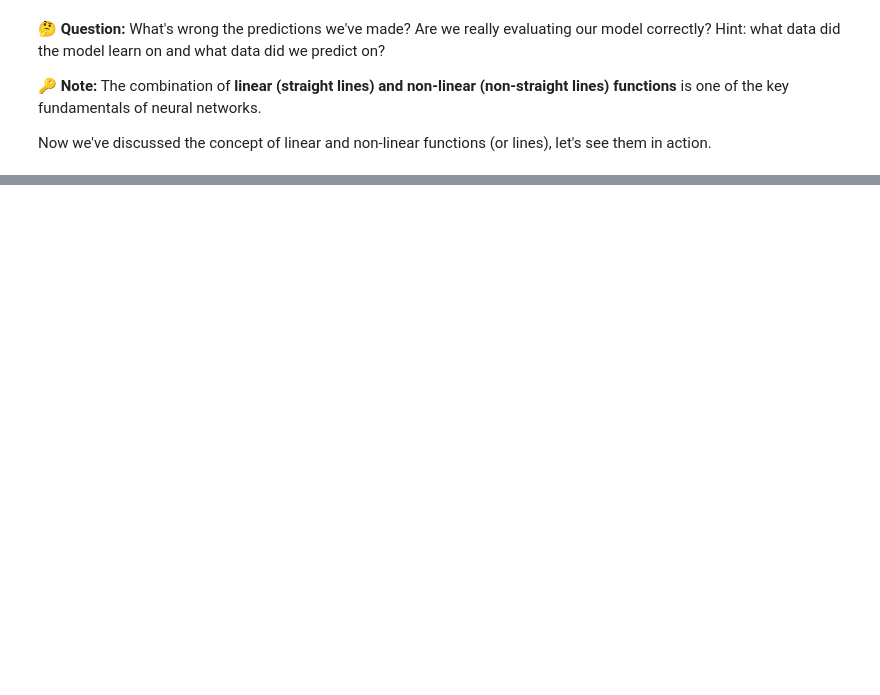
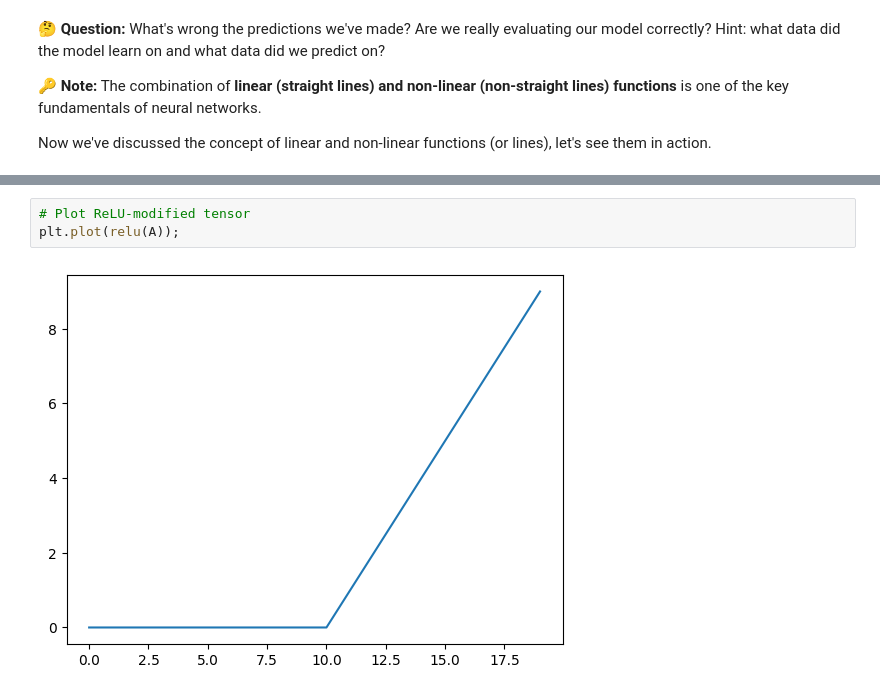
Before and after one commit to Hardtophead/Learn_DL_With_Tensorflow, a Jupyter notebook: 02_neural_network_classification_in_tensorflow_video.ipynb, the cells around one changed output, grey strips where cells are left out. Drawn from its saved outputs; the diff is of its cells as text; blank space fills up the shorter version.

```diff
--- a/02_neural_network_classification_in_tensorflow_video.ipynb
+++ b/02_neural_network_classification_in_tensorflow_video.ipynb
@@ -550,0 +603,5 @@ Now we've discussed the concept of linear and non-linear functions (or lines), l
+# %%
+# Plot ReLU-modified tensor
+plt.plot(relu(A));
+# %% [output]
+[figure, added]
```
Also changed, not shown: parts of 26 cells of this notebook.
